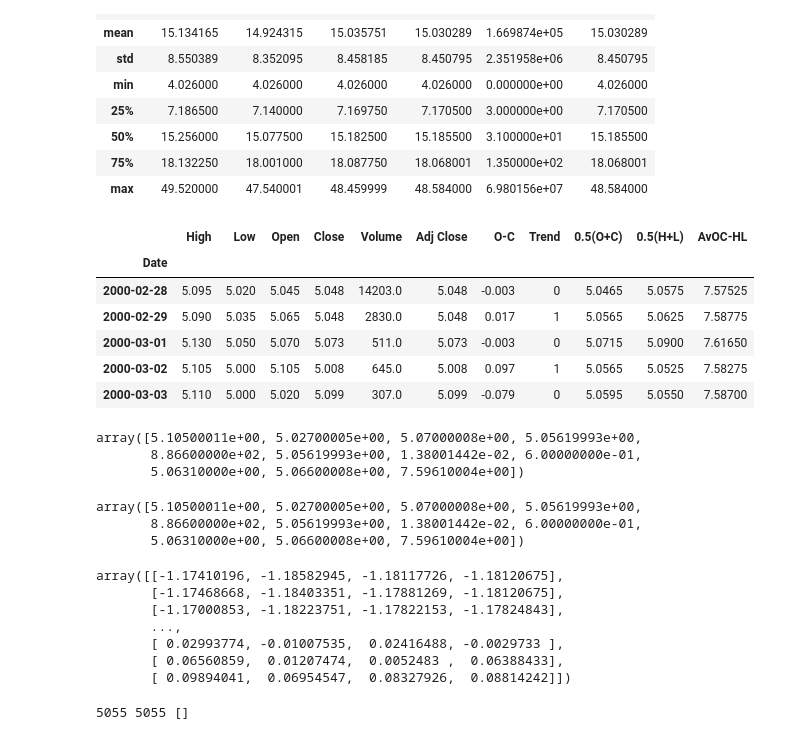
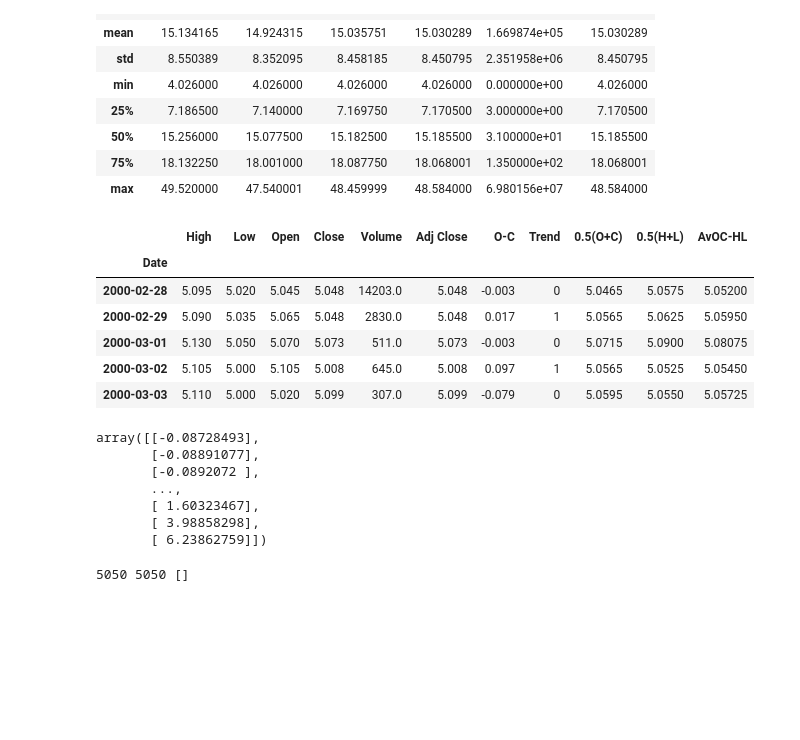
Before and after one commit to Peter-Paul/wallstreet-forecast, a Jupyter notebook: analytics/commodities/silver/silver_NN.ipynb, the cells around one changed output. Saved outputs shown, nothing was run; the diff lists cells and outputs as text; code cells hidden in the pictures; blank space fills up the shorter version.

```diff
--- a/analytics/commodities/silver/silver_NN.ipynb
+++ b/analytics/commodities/silver/silver_NN.ipynb
@@ -25,72 +25,66 @@ rawData.describe()
 # %%
 rawData['O-C'] = rawData['Open'] - rawData['Close']
 
 trend = []
 for i in range(len(rawData)):
     if rawData['O-C'][i] >= 0:
         trend.append(1)
     else:
         trend.append(0)
 rawData['Trend'] = trend
 
 rawData['0.5(O+C)'] = ( rawData['Open'] + rawData['Close'] ) * 0.5
 rawData['0.5(H+L)'] = ( rawData['High'] + rawData['Low'] ) * 0.5
-rawData['AvOC-HL'] = rawData['0.5(O+C)'] + rawData['0.5(H+L)'] * 0.5
+rawData['AvOC-HL'] = (rawData['0.5(O+C)'] + rawData['0.5(H+L)']) * 0.5
 rawData.head()
 # %% [output]
 |  | High | Low | Open | Close | Volume | Adj Close | O-C | Trend | 0.5(O+C) | 0.5(H+L) | AvOC-HL |
 | Date |  |  |  |  |  |  |  |  |  |  |  |
-| 2000-02-28 | 5.095 | 5.020 | 5.045 | 5.048 | 14203.0 | 5.048 | -0.003 | 0 | 5.0465 | 5.0575 | 7.57525 |
-| 2000-02-29 | 5.090 | 5.035 | 5.065 | 5.048 | 2830.0 | 5.048 | 0.017 | 1 | 5.0565 | 5.0625 | 7.58775 |
-| 2000-03-01 | 5.130 | 5.050 | 5.070 | 5.073 | 511.0 | 5.073 | -0.003 | 0 | 5.0715 | 5.0900 | 7.61650 |
-| 2000-03-02 | 5.105 | 5.000 | 5.105 | 5.008 | 645.0 | 5.008 | 0.097 | 1 | 5.0565 | 5.0525 | 7.58275 |
-| 2000-03-03 | 5.110 | 5.000 | 5.020 | 5.099 | 307.0 | 5.099 | -0.079 | 0 | 5.0595 | 5.0550 | 7.58700 |
+| 2000-02-28 | 5.095 | 5.020 | 5.045 | 5.048 | 14203.0 | 5.048 | -0.003 | 0 | 5.0465 | 5.0575 | 5.05200 |
+| 2000-02-29 | 5.090 | 5.035 | 5.065 | 5.048 | 2830.0 | 5.048 | 0.017 | 1 | 5.0565 | 5.0625 | 5.05950 |
+| 2000-03-01 | 5.130 | 5.050 | 5.070 | 5.073 | 511.0 | 5.073 | -0.003 | 0 | 5.0715 | 5.0900 | 5.08075 |
+| 2000-03-02 | 5.105 | 5.000 | 5.105 | 5.008 | 645.0 | 5.008 | 0.097 | 1 | 5.0565 | 5.0525 | 5.05450 |
+| 2000-03-03 | 5.110 | 5.000 | 5.020 | 5.099 | 307.0 | 5.099 | -0.079 | 0 | 5.0595 | 5.0550 | 5.05725 |
-# %%
-rawData[1:6].mean().to_numpy()
-# %% [output]
-array([5.10500011e+00, 5.02700005e+00, 5.07000008e+00, 5.05619993e+00,
-       8.86600000e+02, 5.05619993e+00, 1.38001442e-02, 6.00000000e-01,
-       5.06310000e+00, 5.06600008e+00, 7.59610004e+00])
 # %%
-top5 = []
+av5 = []
 p = 0
 h = 0
 for i in range(len(rawData)):
     p += 1
     for x in range(5):
         h = x+p
-    top5.append(rawData[i:h].mean().to_numpy())
+    av5.append(rawData[['Volume']][i:h].mean().to_numpy())
 
-top5[1]
+edited_av5 = av5[ 0 : len(rawData) - 6]
-# %% [output]
-array([5.10500011e+00, 5.02700005e+00, 5.07000008e+00, 5.05619993e+00,
-       8.86600000e+02, 5.05619993e+00, 1.38001442e-02, 6.00000000e-01,
-       5.06310000e+00, 5.06600008e+00, 7.59610004e+00])
 # %%
 inputs = rawData[['High', 'Low', 'Open', 'Close']][ 0 : len(rawData) - 1 ].to_numpy()
 inputs2 = rawData[['High', 'Low','Volume']][ 0 : len(rawData) - 1 ].to_numpy()
 inputs3 = rawData['Volume'][ 0 : len(rawData) - 1 ].to_numpy()
+inputs4  = edited_av5
 
-targets = rawData[['Trend']][ 1 : len(rawData) ].to_numpy()
+targets = rawData[['Trend']][ 6 : len(rawData) ].to_numpy()
 
 scaler = StandardScaler()
-scaler.fit(inputs)
+# scaler.fit(inputs)
 # scaler.fit(inputs2)
 # scaler.fit(inputs3.reshape(-1,1))
+scaler.fit(inputs4)
 
-scaled_inputs = scaler.transform(inputs)
+# scaled_inputs = scaler.transform(inputs)
 # scaled_inputs2 = scaler.transform(inputs2)
 # scaled_inputs3 = scaler.transform(inputs3.reshape(-1,1))
+scaled_inputs4 = scaler.transform(inputs4)
 
-scaled_inputs2
+
+scaled_inputs4
 # %% [output]
-array([[-1.17410196, -1.18582945, -1.18117726, -1.18120675],
-       [-1.17468668, -1.18403351, -1.17881269, -1.18120675],
-       [-1.17000853, -1.18223751, -1.17822153, -1.17824843],
+array([[-0.08728493],
+       [-0.08891077],
+       [-0.0892072 ],
        ...,
-       [ 0.02993774, -0.01007535,  0.02416488, -0.0029733 ],
-       [ 0.06560859,  0.01207474,  0.0052483 ,  0.06388433],
-       [ 0.09894041,  0.06954547,  0.08327926,  0.08814242]])
+       [ 1.60323467],
+       [ 3.98858298],
+       [ 6.23862759]])
 # %%
 sum_uptrend = int(np.sum(targets))
 
@@ -104,11 +98,11 @@ for i in range(len(targets)):
         if sum_downtrend > sum_uptrend:
             unnecessary_indices.append(i)
 
-extracted_inputs = np.delete( scaled_inputs, unnecessary_indices, axis = 0 )
+extracted_inputs = np.delete( scaled_inputs4, unnecessary_indices, axis = 0 )
 extracted_targets = np.delete( targets, unnecessary_indices, axis = 0 )
 print(len(extracted_inputs), len(extracted_targets), unnecessary_indices)
 # %% [output]
-5055 5055 []
+5050 5050 []
 # %%
 shuffle_value = np.arange(len(extracted_inputs))
 np.random.shuffle(shuffle_value)
```
Also changed, not shown: parts of 5 cells of this notebook, 11 other files.
